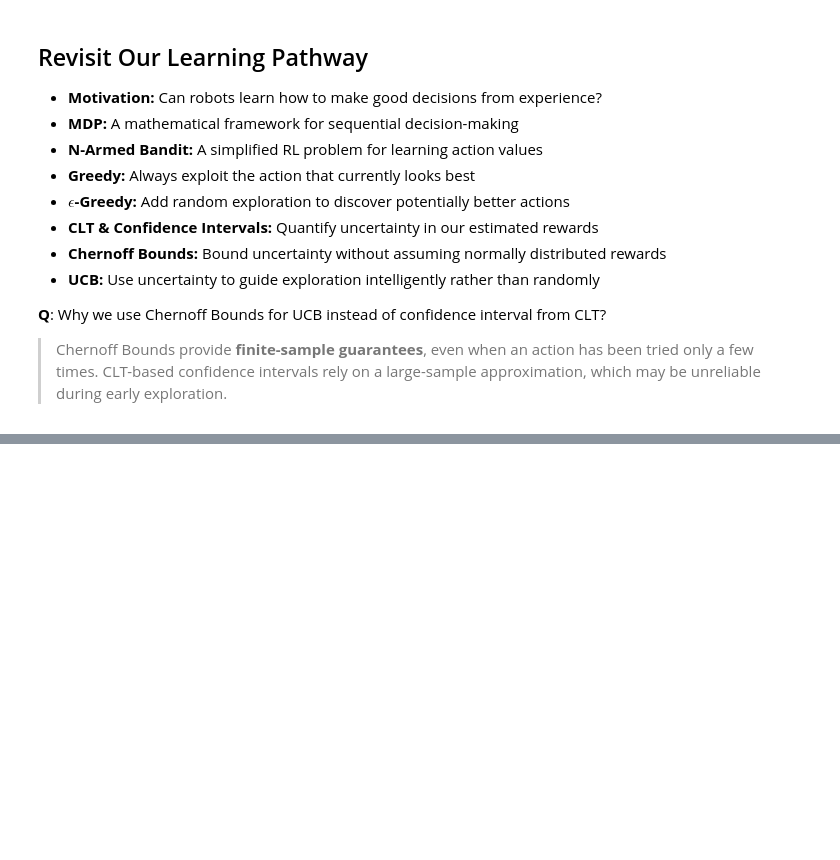
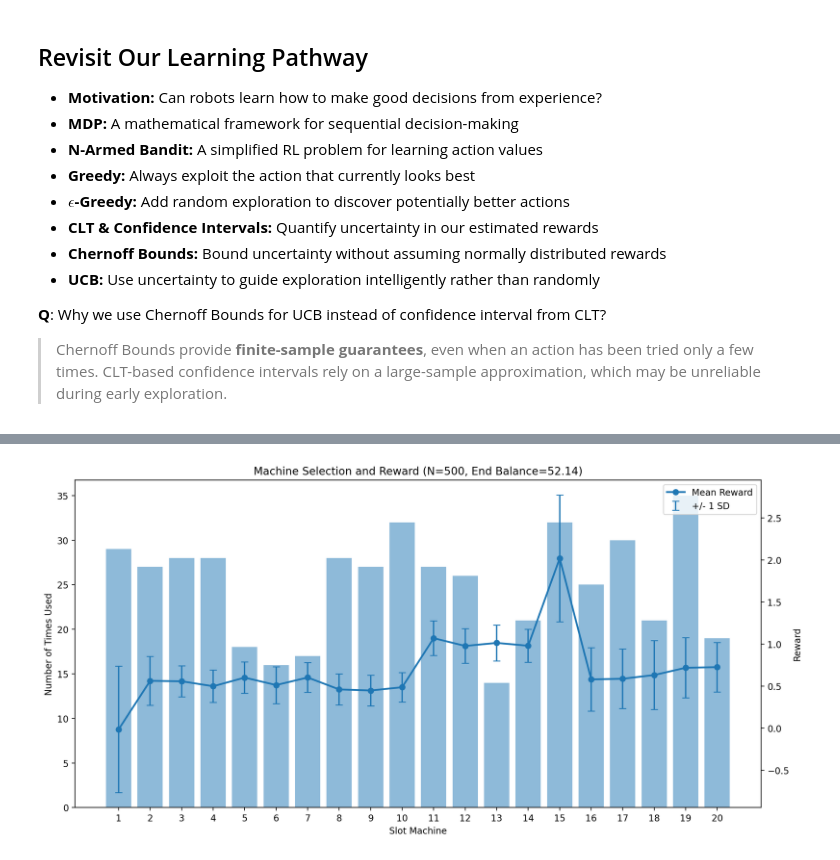
Before and after one commit to yanhai-xiong/DATA301-AML, a Jupyter notebook: Module 2 - Reinforcement Learning and Association Rules/Section 1.1 - Confidence_Intervals_and_Reinforcement_Learning.ipynb, the cells around one changed output, grey strips where cells are left out. Cells and saved outputs as stored; diff of their text form; code cells hidden in the pictures; blank space fills up the shorter version.

```diff
--- a/Module 2 - Reinforcement Learning and Association Rules/Section 1.1 - Confidence_Intervals_and_Reinforcement_Learning.ipynb
+++ b/Module 2 - Reinforcement Learning and Association Rules/Section 1.1 - Confidence_Intervals_and_Reinforcement_Learning.ipynb
@@ -455,0 +510,82 @@ Reinforcement Learning is a powerful and versatile framework that continues to e
+# %%
+machines = np.arange(1, d + 1)
+
+machine_record_arr = np.asarray(machine_record)
+award_record_arr = np.asarray(award_record)
+
+# --------------------------------
+# Compute statistics for each arm
+# --------------------------------
+counts = np.array([
+    np.sum(machine_record_arr == m)
+    for m in machines
+])
+
+means = np.array([
+    np.mean(award_record_arr[machine_record_arr == m])
+    if np.sum(machine_record_arr == m) > 0 else np.nan
+    for m in machines
+])
+
+stds = np.array([
+    np.std(
+        award_record_arr[machine_record_arr == m],
+        ddof=1
+    )
+    if np.sum(machine_record_arr == m) > 1 else 0
+    for m in machines
+])
+
+# --------------------------------
+# Plot
+# --------------------------------
+fig, ax1 = plt.subplots(figsize=(12, 6))
+
+# Bars: number of times each machine was selected
+ax1.bar(
+    machines,
+    counts,
+    alpha=0.5,
+    width=0.8
+)
+
+ax1.set_xlabel("Slot Machine")
+ax1.set_ylabel("Number of Times Used")
+ax1.set_xticks(machines)
+
+# Second y-axis for reward
+ax2 = ax1.twinx()
+
+# Mean reward curve
+ax2.plot(
+    machines,
+    means,
+    marker='o',
+    linewidth=2,
+    label="Mean Reward"
+)
+
+# +/- 1 standard deviation
+ax2.errorbar(
+    machines,
+    means,
+    yerr=stds,
+    fmt='none',
+    capsize=4,
+    label="+/- 1 SD"
+)
+
+ax2.set_ylabel("Reward")
+
+# Title
+plt.title(
+    f"Machine Selection and Reward "
+    f"(N={N}, End Balance={balance:.2f})"
+)
+
+ax2.legend(loc="upper right")
+
+plt.tight_layout()
+plt.show()
+# %% [output]
+[figure, added]
```
Also changed, not shown: parts of 36 cells of this notebook, 1 other file.
